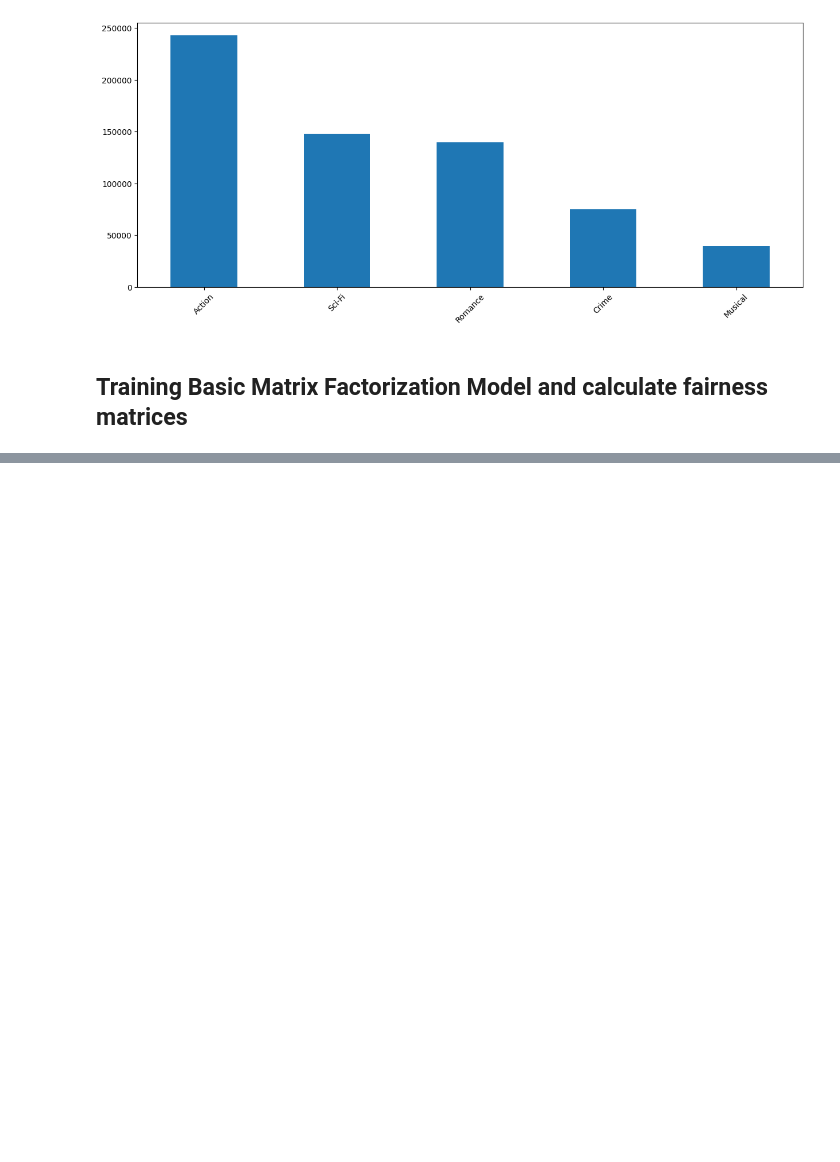
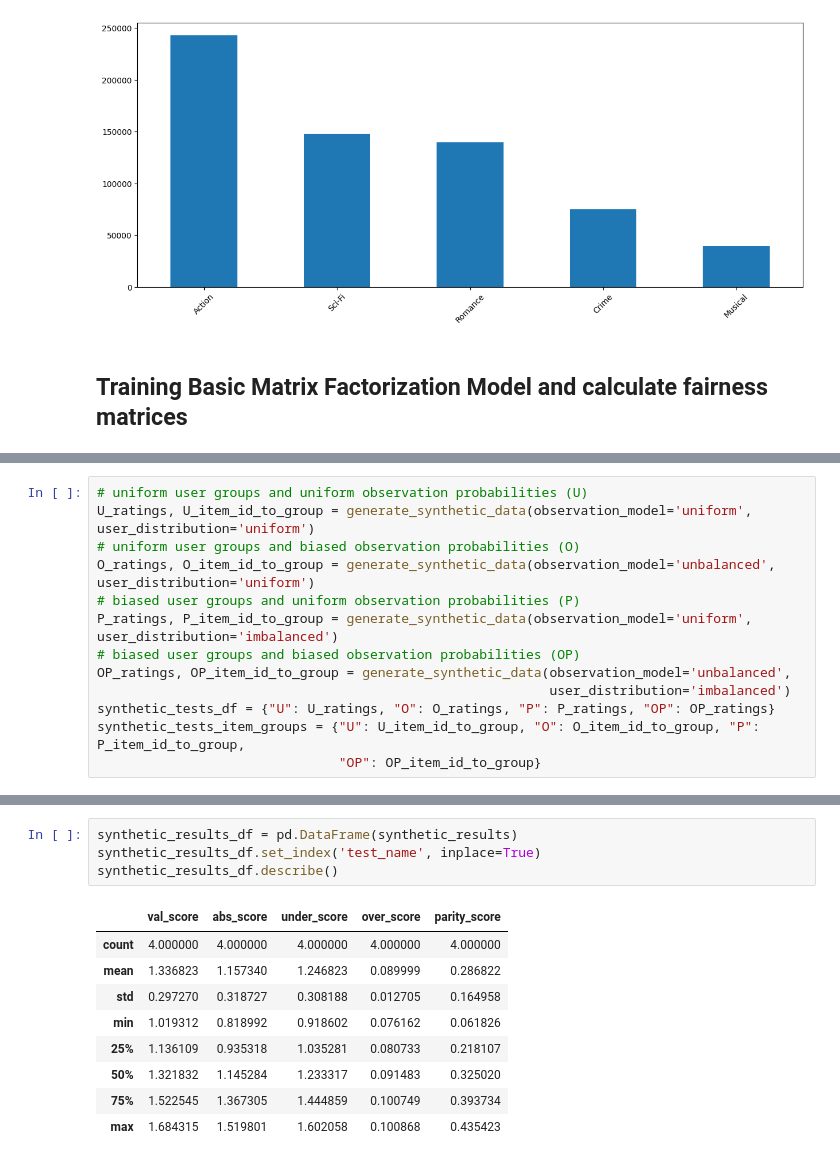
Before and after one commit to Shaked35/fairness-optimization, a Jupyter notebook: article_recovery.ipynb, the cells around one changed output, grey strips where cells are left out. Drawn from its saved outputs; the diff is of its cells as text; blank space fills up the shorter version.

```diff
--- a/article_recovery.ipynb
+++ b/article_recovery.ipynb
@@ -129,0 +185,13 @@ pd.DataFrame(results).describe().loc[["mean", "std", "25%", "50%", "75%", "min",
+# %%
+# uniform user groups and uniform observation probabilities (U)
+U_ratings, U_item_id_to_group = generate_synthetic_data(observation_model='uniform', user_distribution='uniform')
+# uniform user groups and biased observation probabilities (O)
+O_ratings, O_item_id_to_group = generate_synthetic_data(observation_model='unbalanced', user_distribution='uniform')
+# biased user groups and uniform observation probabilities (P)
+P_ratings, P_item_id_to_group = generate_synthetic_data(observation_model='uniform', user_distribution='imbalanced')
+# biased user groups and biased observation probabilities (OP)
+OP_ratings, OP_item_id_to_group = generate_synthetic_data(observation_model='unbalanced',
+                                                          user_distribution='imbalanced')
+synthetic_tests_df = {"U": U_ratings, "O": O_ratings, "P": P_ratings, "OP": OP_ratings}
+synthetic_tests_item_groups = {"U": U_item_id_to_group, "O": O_item_id_to_group, "P": P_item_id_to_group,
+                               "OP": OP_item_id_to_group}
@@ -129,0 +259,14 @@ pd.DataFrame(results).describe().loc[["mean", "std", "25%", "50%", "75%", "min",
+# %%
+synthetic_results_df = pd.DataFrame(synthetic_results)
+synthetic_results_df.set_index('test_name', inplace=True)
+synthetic_results_df.describe()
+# %% [output]
+|  | val_score | abs_score | under_score | over_score | parity_score |
+| count | 4.000000 | 4.000000 | 4.000000 | 4.000000 | 4.000000 |
+| mean | 1.336823 | 1.157340 | 1.246823 | 0.089999 | 0.286822 |
+| std | 0.297270 | 0.318727 | 0.308188 | 0.012705 | 0.164958 |
+| min | 1.019312 | 0.818992 | 0.918602 | 0.076162 | 0.061826 |
+| 25% | 1.136109 | 0.935318 | 1.035281 | 0.080733 | 0.218107 |
+| 50% | 1.321832 | 1.145284 | 1.233317 | 0.091483 | 0.325020 |
+| 75% | 1.522545 | 1.367305 | 1.444859 | 0.100749 | 0.393734 |
+| max | 1.684315 | 1.519801 | 1.602058 | 0.100868 | 0.435423 |
```
Also changed, not shown: parts of 17 cells of this notebook, 7 other files.
